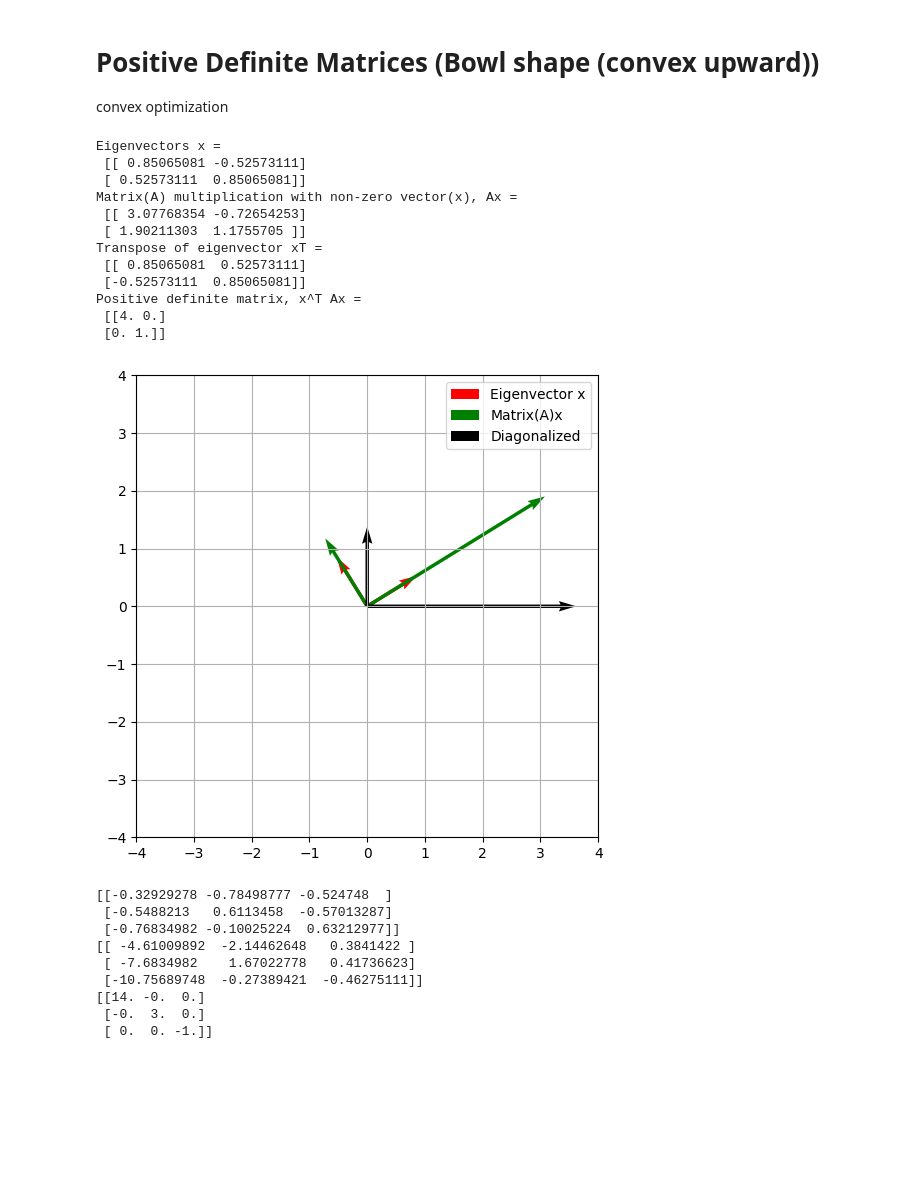
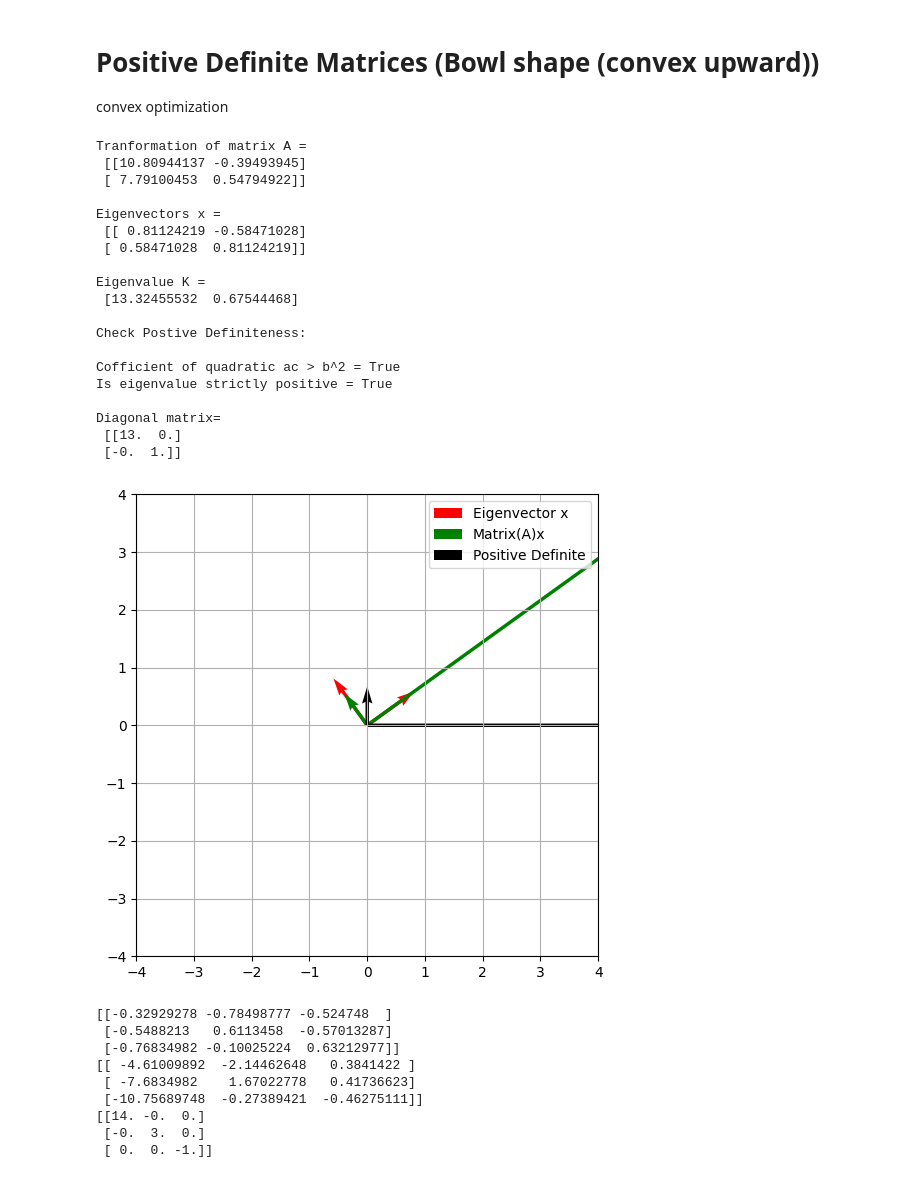
Before and after one commit to CoderAalok/Python_Libraries, a Jupyter notebook: Math for Machine Learning/Positive_definite_matrices.ipynb, the cells around one changed output. Saved outputs shown, nothing was run; the diff lists cells and outputs as text; code cells hidden in the pictures; blank space fills up the shorter version.

```diff
--- a/Math for Machine Learning/Positive_definite_matrices.ipynb
+++ b/Math for Machine Learning/Positive_definite_matrices.ipynb
@@ -6,71 +6,86 @@ from mpl_toolkits.mplot3d import Axes3D
 # Positive Definite Matrices (Bowl shape (convex upward))
 convex optimization
 # %%
+# f(x,y) = 9x^2 + 12xy + 5y^2
 # Symmeritic matrix
-A = np.asarray([[3,1],
-                [1,2]])
+A = np.asarray([[9,6],
+                [6,5]])
 
-K,x = np.linalg.eig(A) # K -> eigenvalue, x -> eigenvector
-origin = np.zeros(x.shape)
+K, x = np.linalg.eig(A) # K -> eigenvalue, x -> eigenvector
 
-xT = x.T
-Ax = A @ x
-# diagonalized result
-res = xT @ Ax
+# cofficient ac > b^2
+a = A[0, 0]
+b = A[0, 1]
+c = A[1, 1]
 
+# diagonal elements are positive because x^T Ax > 0 (eig_val > 0)
+d = x.T @ A @ x
 
 # vectors
 v1 = x[:, 0]
 v2 = x[:, 1]
-
 # matrix multiplication with vector v1 and v2 (matrix transformation)
 Av1 = A @ v1
 Av2 = A @ v2
+# for simplicity
+Ax = A @ x
 
 # output
-print(f'Eigenvectors x =\n {x}')
-print(f'Matrix(A) multiplication with non-zero vector(x), Ax =\n {Ax}')
-print(f'Transpose of eigenvector xT =\n {xT}')
-print(f"Positive definite matrix, x^T Ax =\n {np.round(res)}")
+print(f"Tranformation of matrix A =\n {Ax}")
+print(f'\nEigenvectors x =\n {x}')
+print(f"\nEigenvalue K =\n {K}")
+print(f"\nCheck Postive Definiteness:")
+print(f"\nCofficient of quadratic ac > b^2 = {a*c > b**2}")
+print(f"Is eigenvalue strictly positive = {np.all(K > 0)}")
+print(f"\nDiagonal matrix=\n {np.round(d)}")
 # %% [output]
+Tranformation of matrix A =
+ [[10.80944137 -0.39493945]
+ [ 7.79100453  0.54794922]]
+
 Eigenvectors x =
- [[ 0.85065081 -0.52573111]
- [ 0.52573111  0.85065081]]
-Matrix(A) multiplication with non-zero vector(x), Ax =
- [[ 3.07768354 -0.72654253]
- [ 1.90211303  1.1755705 ]]
-Transpose of eigenvector xT =
- [[ 0.85065081  0.52573111]
- [-0.52573111  0.85065081]]
-Positive definite matrix, x^T Ax =
- [[4. 0.]
- [0. 1.]]
+ [[ 0.81124219 -0.58471028]
+ [ 0.58471028  0.81124219]]
+
+Eigenvalue K =
+ [13.32455532  0.67544468]
+
+Check Postive Definiteness:
+
+Cofficient of quadratic ac > b^2 = True
+Is eigenvalue strictly positive = True
+
+Diagonal matrix=
+ [[13.  0.]
+ [-0.  1.]]
 # %%
+origin = np.zeros(x.shape)
+
 fig, ax = plt.subplots(figsize=(8,6))
 
 ax.quiver(*origin, *x, angles='xy', scale_units='xy', scale=1, color='r', label='Eigenvector x')
-ax.quiver(*origin, *Ax, angles='xy', scale_units='xy', scale=1, color='g', label='Matrix(A)x')
-ax.quiver(*origin, *res, angles='xy', scale_units='xy', scale=1, color='k', label='Diagonalized')
+ax.quiver(*origin, *(A@x), angles='xy', scale_units='xy', scale=1, color='g', label='Matrix(A)x')
+ax.quiver(*origin, *pd, angles='xy', scale_units='xy', scale=1, color='k', label='Positive Definite')
 
 
 # eigenvectors
 # ax.quiver(*[0,0], *v1, angles='xy', scale_units='xy', scale=1, color='r', label='vector v1')
 # ax.quiver(*[0,0], *v2, angles='xy', scale_units='xy', scale=1, color='r', label='vector v2')
 
 # # matrix transformed
 # ax.quiver(*[0,0], *Av1, angles='xy', scale_units='xy', scale=1, color='k', label='Matrix(A)v1')
 # ax.quiver(*[0,0], *Av2, angles='xy', scale_units='xy', scale=1, color='r', label='Matrix(A)v2')
 
 
 ax.grid()
 ax.set_xlim(-4,4)
 ax.set_ylim(-4,4)
 ax.set_aspect('equal')
 ax.legend()
 
 plt.show()
 # %% [output]
-[figure, old version]
+[figure, new version]
 # %%
 A = np.array([[3,1,4],
               [1,5,6],
```
